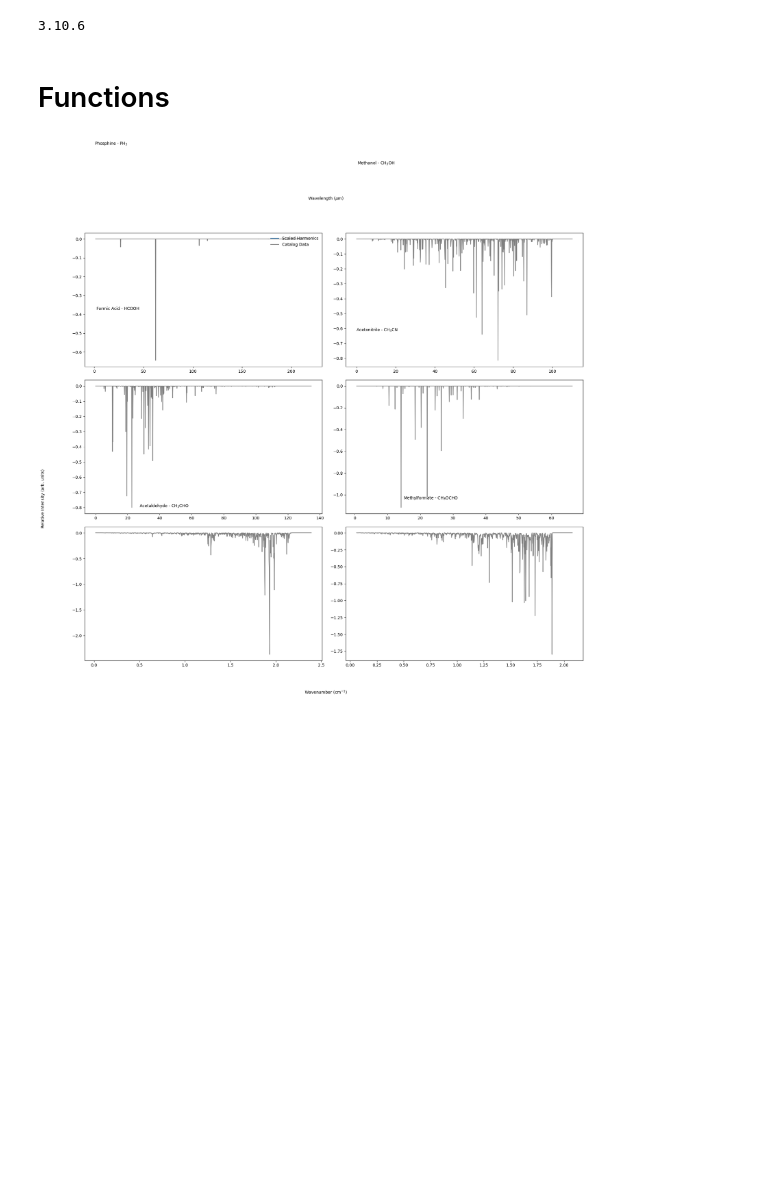
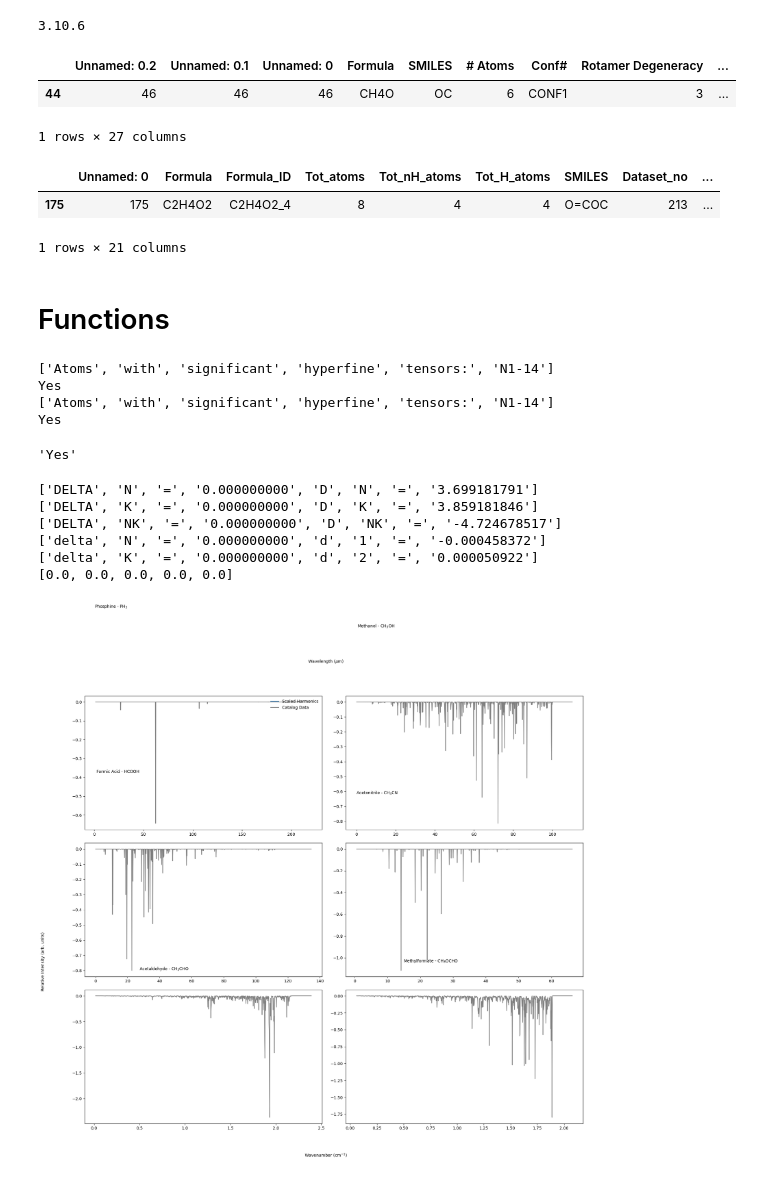
Before and after one commit to mpettyjo/4_BigData, a Jupyter notebook: Plots/RotationalSpec_Compareto_CDMS_JPL.ipynb, the cells around one changed output. Drawn from its saved outputs; the diff is of its cells as text; code cells hidden in the pictures; blank space fills up the shorter version.

```diff
--- a/Plots/RotationalSpec_Compareto_CDMS_JPL.ipynb
+++ b/Plots/RotationalSpec_Compareto_CDMS_JPL.ipynb
@@ -52,2 +52,17 @@ all_list = [('034501 PH3',r'Phosphine - PH$_3$','CDMS',0,0),('032504 CH3OH',r'Me
+# %%
+data_ground = pd.read_csv('/Users/z5380625/Documents/Research/4_BigData/B971_def2TZVPD_DataFile1_GroundState.csv')
+data_all = pd.read_csv('/Users/z5380625/Documents/Research/4_BigData/B971_def2TZVPD_DataFile1.csv')
+data = pd.read_csv('/Users/z5380625/Documents/Research/4_BigData/6_Atoms/biosig_CHNOPS.csv')
+data_ground[data_ground['Formula']=='CH4O']
+# %% [output]
+|  | Unnamed: 0.2 | Unnamed: 0.1 | Unnamed: 0 | Formula | SMILES | # Atoms | Conf# | Rotamer Degeneracy | ... |
+| 44 | 46 | 46 | 46 | CH4O | OC | 6 | CONF1 | 3 | ... |
+1 rows × 27 columns
+# %%
+data[data['IUPAC_chemname']=='methyl formate']
+# %% [output]
+|  | Unnamed: 0 | Formula | Formula_ID | Tot_atoms | Tot_nH_atoms | Tot_H_atoms | SMILES | Dataset_no | ... |
+| 175 | 175 | C2H4O2 | C2H4O2_4 | 8 | 4 | 4 | O=COC | 213 | ... |
+1 rows × 21 columns
 # %% [markdown]
 # Functions
@@ -53,0 +83,8 @@ all_list = [('034501 PH3',r'Phosphine - PH$_3$','CDMS',0,0),('032504 CH3OH',r'Me
+# %%
+have_hyperfine('/Users/z5380625/Documents/Research/4_BigData/6_Atoms/4_VibrationalCalcs/OutputFiles/H3N_CONF1_harmonic_conformers.log')
+# %% [output]
+['Atoms', 'with', 'significant', 'hyperfine', 'tensors:', 'N1-14']
+Yes
+['Atoms', 'with', 'significant', 'hyperfine', 'tensors:', 'N1-14']
+Yes
+'Yes'
@@ -54,3 +107,12 @@ all_list = [('034501 PH3',r'Phosphine - PH$_3$','CDMS',0,0),('032504 CH3OH',r'Me
+# %%
+get_quartic_rotational_constants('/Users/z5380625/Documents/Research/4_BigData/6_Atoms/4_VibrationalCalcs/OutputFiles/H3P_CONF1_harmonic_conformers.log')
+# %% [output]
+['DELTA', 'N', '=', '0.000000000', 'D', 'N', '=', '3.699181791']
+['DELTA', 'K', '=', '0.000000000', 'D', 'K', '=', '3.859181846']
+['DELTA', 'NK', '=', '0.000000000', 'D', 'NK', '=', '-4.724678517']
+['delta', 'N', '=', '0.000000000', 'd', '1', '=', '-0.000458372']
+['delta', 'K', '=', '0.000000000', 'd', '2', '=', '0.000050922']
+[0.0, 0.0, 0.0, 0.0, 0.0]
 # %%
 ## get lines from CDMS ##
 def CDMS_get_frequencues_intensities(molecule):
```
Also changed, not shown: parts of 5 cells of this notebook.
